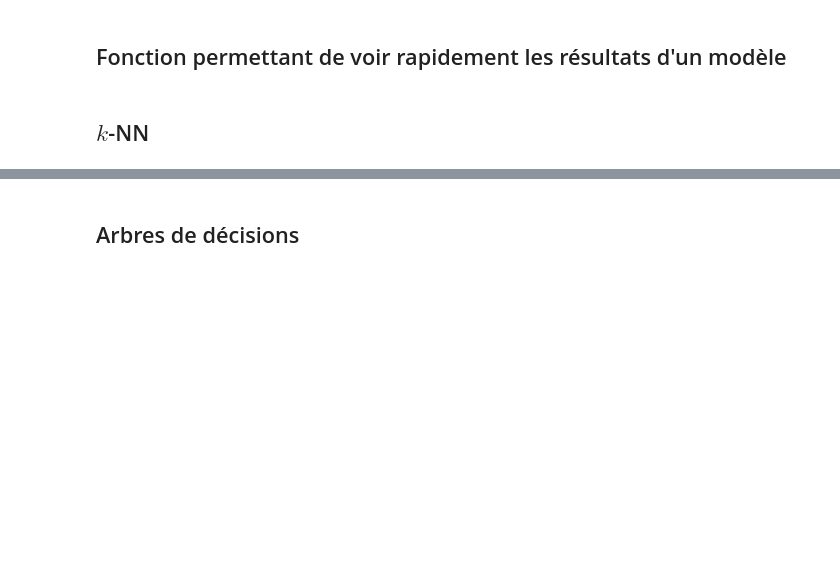
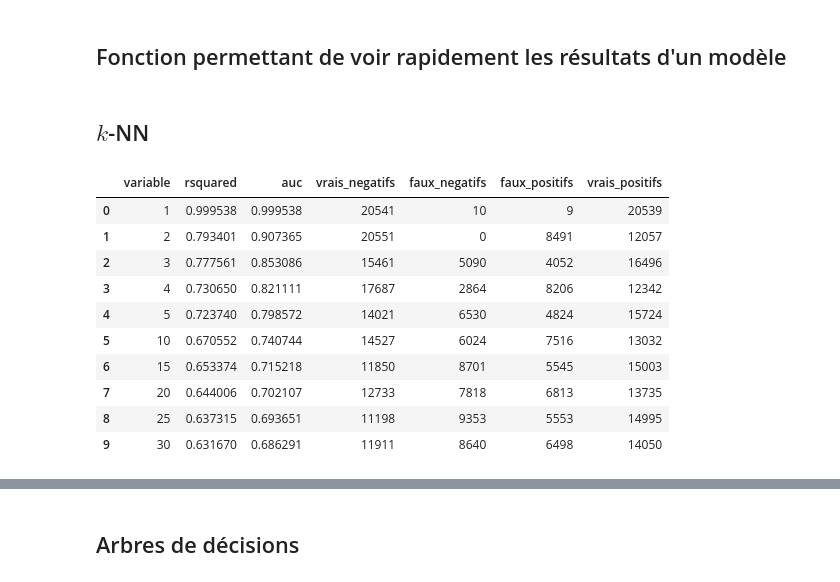
Before and after one commit to fxjollois/cours-2023-2024, a Jupyter notebook: ufr--m1-dci--ecd/seance7-correction.ipynb, the cells around one changed output, grey strips where cells are left out. Drawn from its saved outputs; the diff is of its cells as text; code cells hidden in the pictures; blank space fills up the shorter version.

```diff
--- a/ufr--m1-dci--ecd/seance7-correction.ipynb
+++ b/ufr--m1-dci--ecd/seance7-correction.ipynb
@@ -90,6 +93,48 @@ def results(m):
 #results(m_tree)
 # %% [markdown]
 ## $k$-NN
+# %%
+r2 = []
+roc_auc = []
+vn = []
+fn = []
+fp = []
+vp = []
+
+k_val = (1, 2, 3, 4, 5, 10, 15, 20, 25, 30)
+for k in k_val:
+    m_knn = KNeighborsClassifier(n_neighbors = k).fit(X, y)
+    r2 = r2 + [m_knn.score(X, y)]
+    fpr, tpr, th = roc_curve(y, pandas.DataFrame(m_knn.predict_proba(X))[1])
+    roc_auc = roc_auc + [auc(fpr, tpr)]
+    p = m_knn.predict(X) * 1
+    vn = vn + [sum((1 - y) * (1 - p))]
+    fn = fn + [sum((1 - y) * p)]
+    fp = fp + [sum(y * (1 - p))]
+    vp = vp + [sum(y * p)]
+
+df = pandas.DataFrame({
+    "variable": k_val,
+    "rsquared": r2,
+    "auc": roc_auc,
+    "vrais_negatifs": vn,
+    "faux_negatifs": fn,
+    "faux_positifs": fp,
+    "vrais_positifs": vp
+})
+df
+# %% [output]
+|  | variable | rsquared | auc | vrais_negatifs | faux_negatifs | faux_positifs | vrais_positifs |
+| 0 | 1 | 0.999538 | 0.999538 | 20541 | 10 | 9 | 20539 |
+| 1 | 2 | 0.793401 | 0.907365 | 20551 | 0 | 8491 | 12057 |
+| 2 | 3 | 0.777561 | 0.853086 | 15461 | 5090 | 4052 | 16496 |
+| 3 | 4 | 0.730650 | 0.821111 | 17687 | 2864 | 8206 | 12342 |
+| 4 | 5 | 0.723740 | 0.798572 | 14021 | 6530 | 4824 | 15724 |
+| 5 | 10 | 0.670552 | 0.740744 | 14527 | 6024 | 7516 | 13032 |
+| 6 | 15 | 0.653374 | 0.715218 | 11850 | 8701 | 5545 | 15003 |
+| 7 | 20 | 0.644006 | 0.702107 | 12733 | 7818 | 6813 | 13735 |
+| 8 | 25 | 0.637315 | 0.693651 | 11198 | 9353 | 5553 | 14995 |
+| 9 | 30 | 0.631670 | 0.686291 | 11911 | 8640 | 6498 | 14050 |
 # %%
 m_knn = KNeighborsClassifier(n_neighbors = 5).fit(X, y)
 results(m_knn)
```
Also changed, not shown: parts of 7 cells of this notebook, 2 other files.
